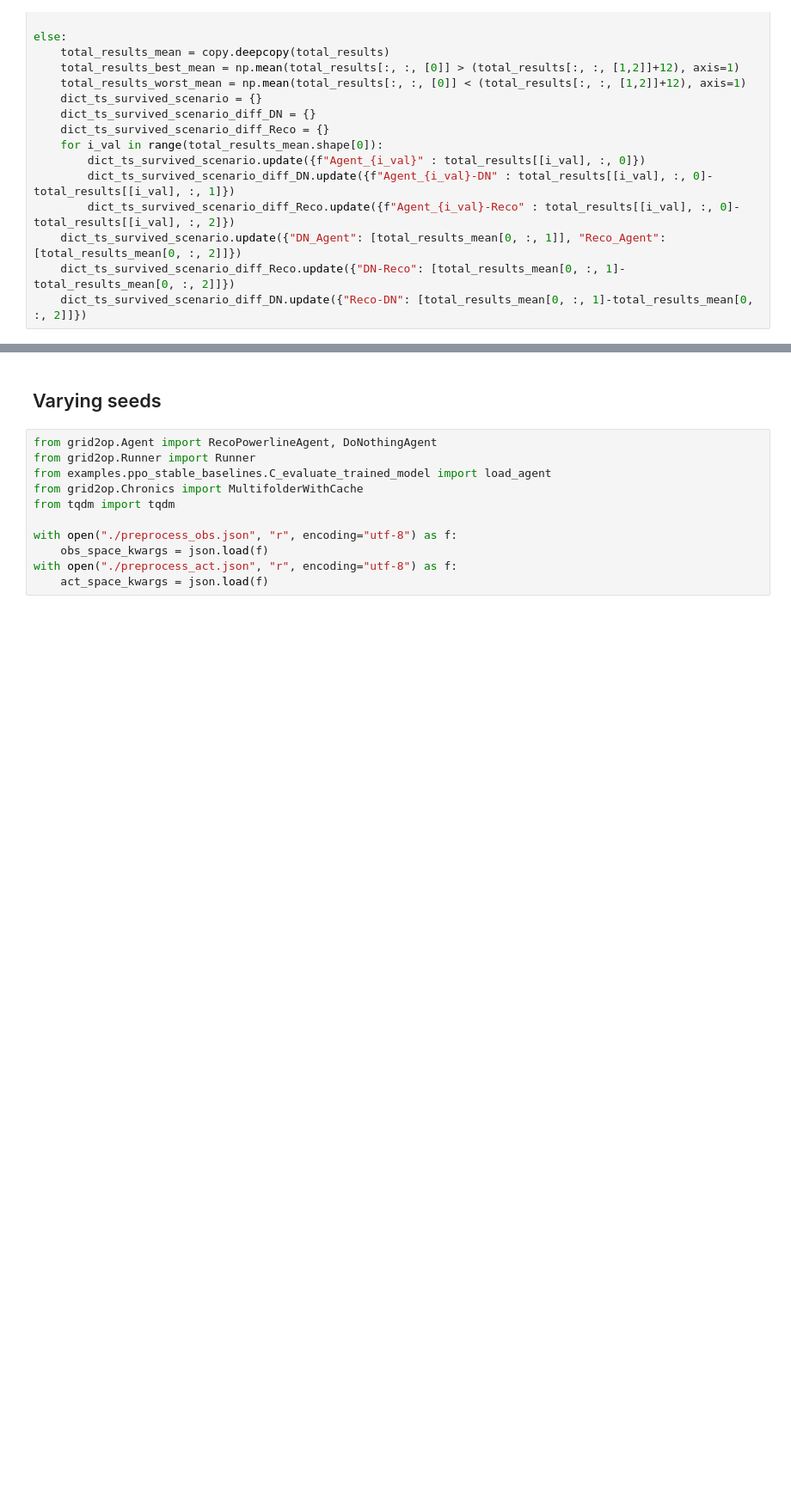
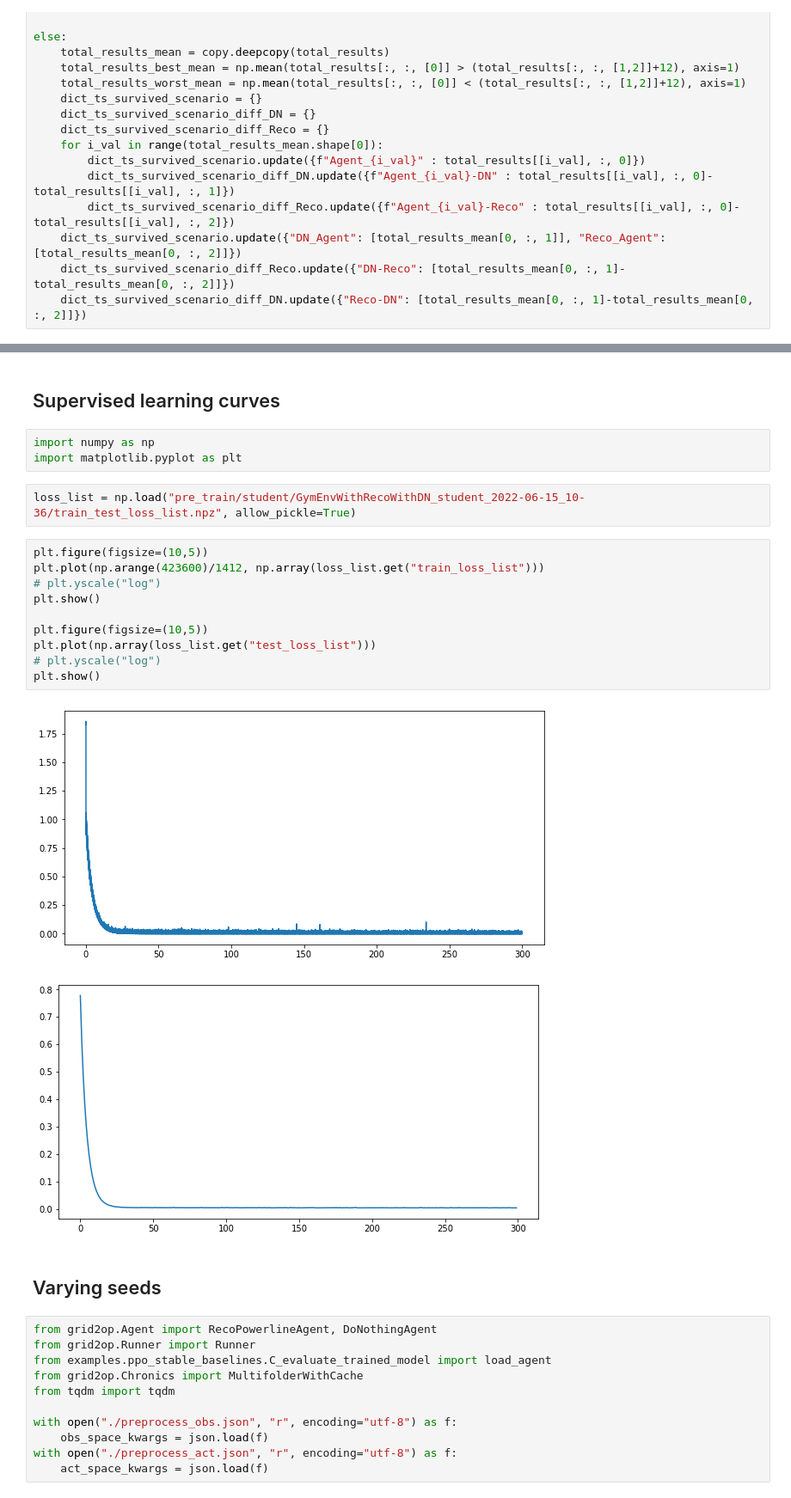
Before and after one commit to gaetanserre/L2RPN-WCCI-Baselines, a Jupyter notebook: RL/eval.ipynb, the cells around one changed output, grey strips where cells are left out. Shown at 86% size. Saved outputs shown, nothing was run; the diff lists cells and outputs as text; blank space fills up the shorter version.

```diff
--- a/RL/eval.ipynb
+++ b/RL/eval.ipynb
@@ -357,3 +377,23 @@ plt.show()
+# %% [markdown]
+## Supervised learning curves
+# %%
+import numpy as np
+import matplotlib.pyplot as plt
+# %%
+loss_list = np.load("pre_train/student/GymEnvWithRecoWithDN_student_2022-06-15_10-36/train_test_loss_list.npz", allow_pickle=True)
+# %%
+plt.figure(figsize=(10,5))
+plt.plot(np.arange(423600)/1412, np.array(loss_list.get("train_loss_list")))
+# plt.yscale("log")
+plt.show()
+
+plt.figure(figsize=(10,5))
+plt.plot(np.array(loss_list.get("test_loss_list")))
+# plt.yscale("log")
+plt.show()
+# %% [output]
+[figure, added]
+[figure, added]
 # %% [markdown]
 ## Varying seeds
 # %%
```
Also changed, not shown: parts of 15 cells of this notebook, 18 other files.
